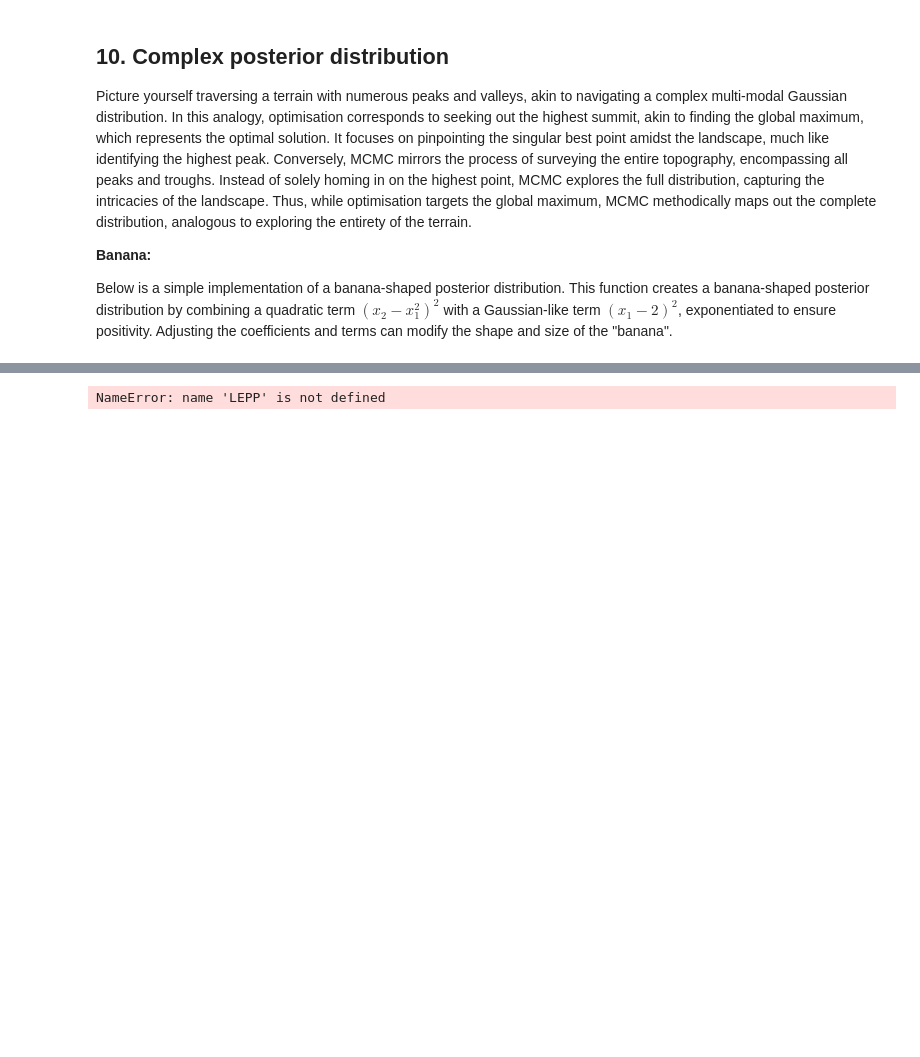
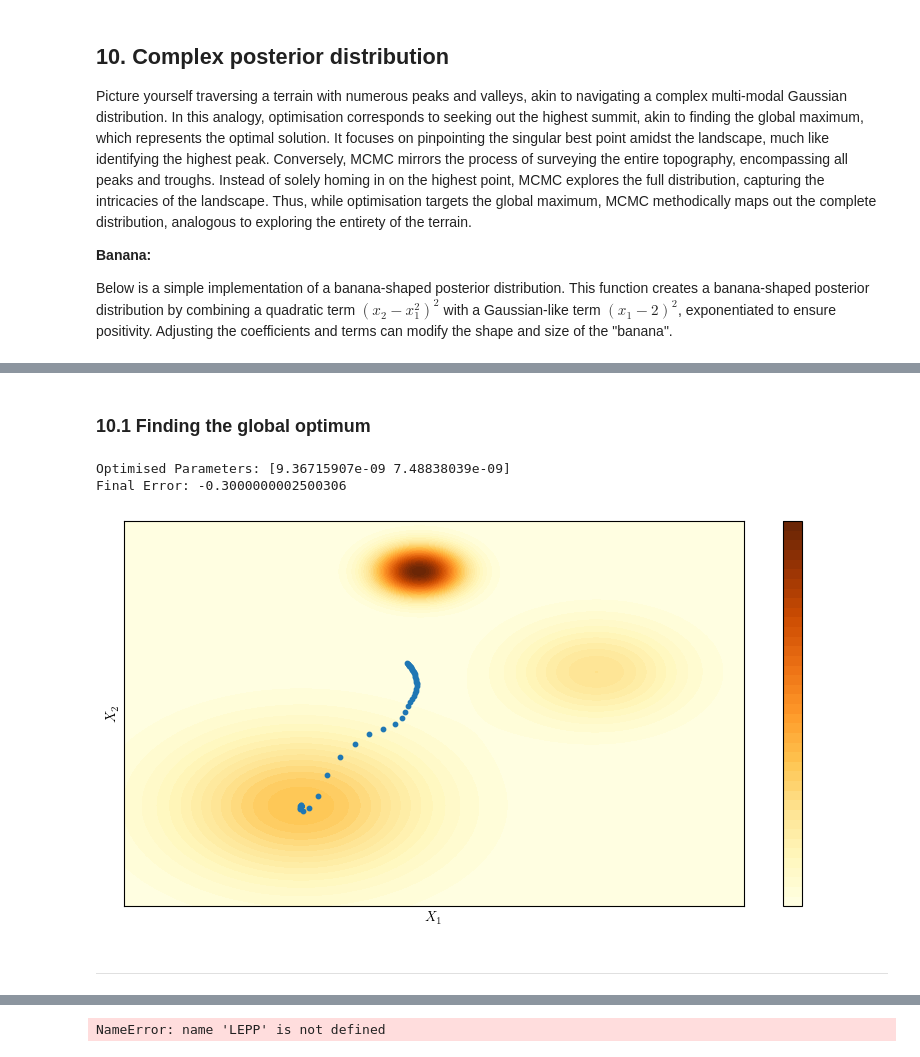
Before and after one commit to mark-hobbs/bayesian-inference-tutorial, a Jupyter notebook: examples/02-linear-elasticity-perfect-plasticity.ipynb, the cells around one changed output, grey strips where cells are left out. Saved outputs shown, nothing was run; the diff lists cells and outputs as text; code cells hidden in the pictures; blank space fills up the shorter version.

```diff
--- a/examples/02-linear-elasticity-perfect-plasticity.ipynb
+++ b/examples/02-linear-elasticity-perfect-plasticity.ipynb
@@ -795,0 +804,2 @@ scatter_hist(samples[:, 0], samples[:, 1], p, ax, ax_histx, ax_histy)
+# %% [markdown]
+### 10.1 Finding the global optimum
@@ -796 +944,37 @@ scatter_hist(samples[:, 0], samples[:, 1], p, ax, ax_histx, ax_histy)
+# %%
+initial_params = np.array([1.8, 4.25])
+optimiser = GradientDescent(posterior, initial_params)
+candidate_hist, cost_hist = optimiser.optimise(
+    step_size=np.array([0.1, 0.1]), n_steps=10000
+)
+
+print("Optimised Parameters:", candidate_hist[-1])
+print("Final Error:", cost_hist[-1])
+
+plt.figure(figsize=(10, 5))
+param1_grid, param2_grid = np.meshgrid(
+    np.linspace(-3, 7.5, 1000), np.linspace(-3, 8.5, 1000)
+)
+cost_surface = np.vectorize(lambda p1, p2: optimiser._cost_function([p1, p2]))(
+    param1_grid, param2_grid
+)
+contour = plt.contourf(param1_grid, param2_grid, -cost_surface, cmap="YlOrBr", levels=50, zorder=1)
+plt.scatter(candidate_hist[::10, 0], candidate_hist[::10, 1], s=10, marker='o', zorder=3)
+plt.xlabel("$X_1$")
+plt.ylabel("$X_2$")
+plt.xticks([])
+plt.yticks([])
+
+cbar = plt.colorbar(contour)
+cbar.set_ticks([])
+# cbar.set_ticks([np.min(-cost_surface), np.max(-cost_surface)])
+# cbar.set_ticklabels(['Worst design', 'Best design'])
+
+plt.savefig('optimisation.png', dpi=300, bbox_inches='tight')
+# %% [output]
+Optimised Parameters: [9.36715907e-09 7.48838039e-09]
+Final Error: -0.3000000002500306
+[figure, added]
+# %% [markdown]
+---
 # %% [markdown]
```
Also changed, not shown: parts of 17 cells of this notebook, 1 other file.
